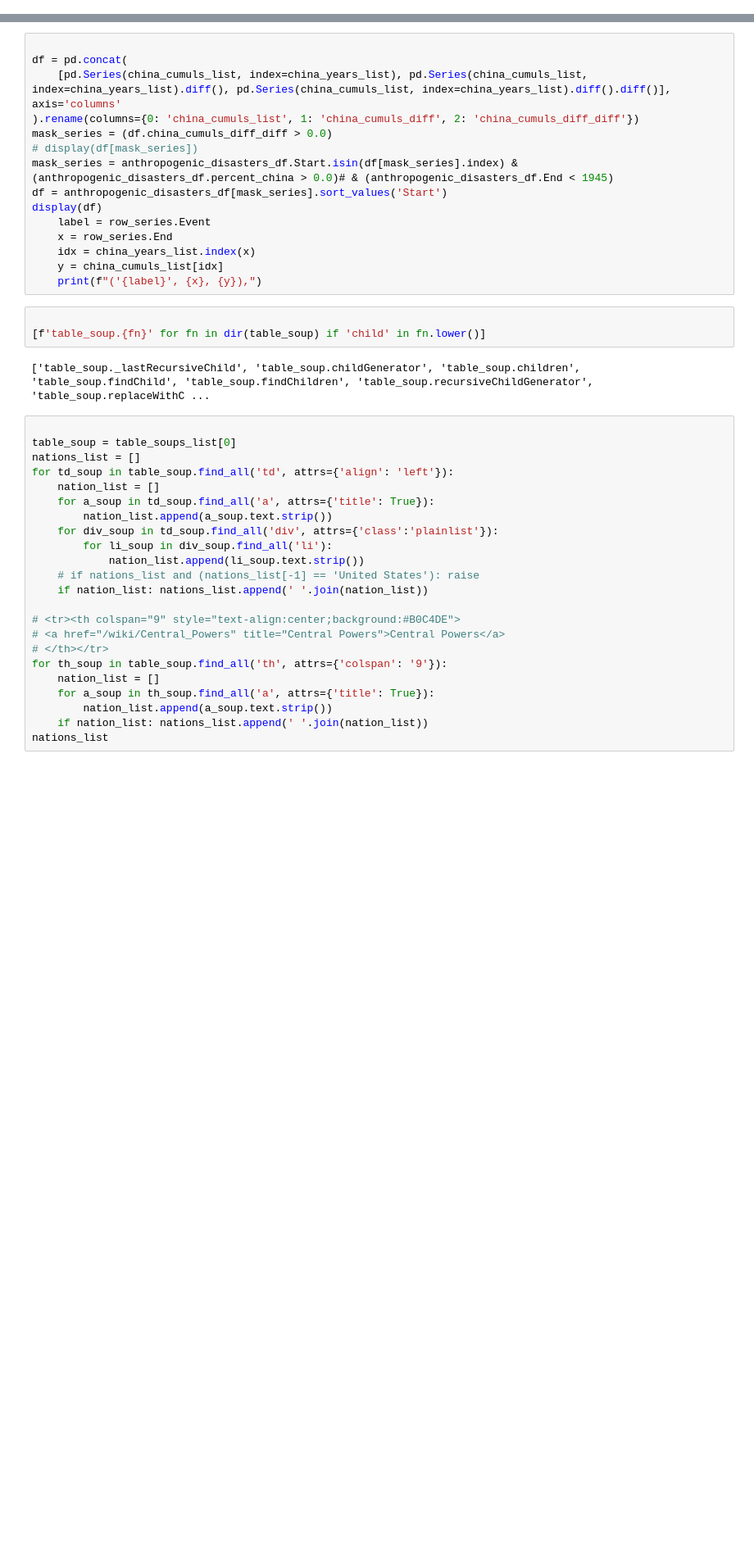
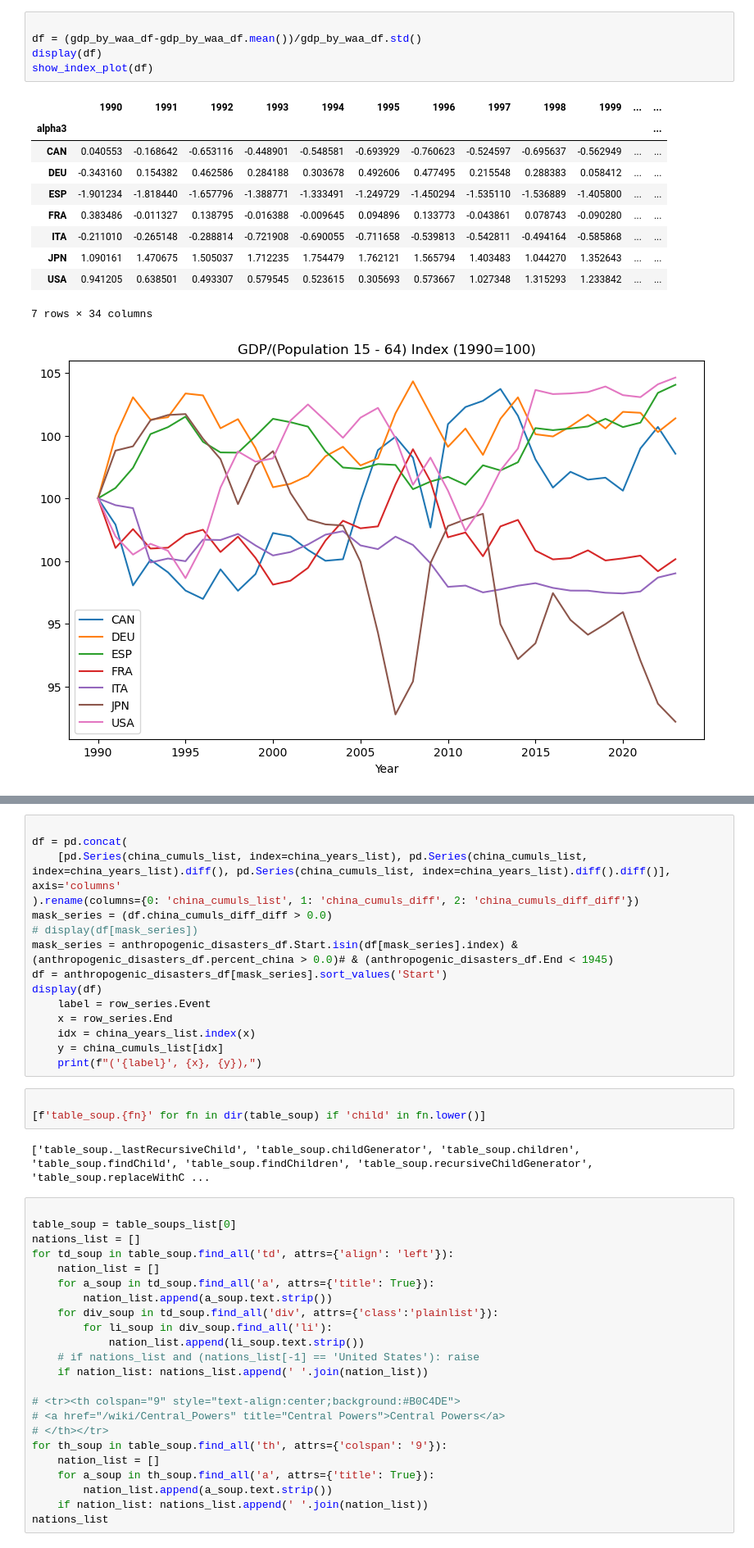
Before and after one commit to dbabbitt/StatsByCountry, a Jupyter notebook: ipynb/Attic.ipynb, the cells around one changed output, grey strips where cells are left out. Shown at 82% size. Drawn from its saved outputs; the diff is of its cells as text; blank space fills up the shorter version.

```diff
--- a/ipynb/Attic.ipynb
+++ b/ipynb/Attic.ipynb
@@ -0,0 +68,17 @@
+# %%
+
+df = (gdp_by_waa_df-gdp_by_waa_df.mean())/gdp_by_waa_df.std()
+display(df)
+show_index_plot(df)
+# %% [output]
+|  | 1990 | 1991 | 1992 | 1993 | 1994 | 1995 | 1996 | 1997 | 1998 | 1999 | ... | ... |
+| alpha3 |  |  |  |  |  |  |  |  |  |  |  | ... |
+| CAN | 0.040553 | -0.168642 | -0.653116 | -0.448901 | -0.548581 | -0.693929 | -0.760623 | -0.524597 | -0.695637 | -0.562949 | ... | ... |
+| DEU | -0.343160 | 0.154382 | 0.462586 | 0.284188 | 0.303678 | 0.492606 | 0.477495 | 0.215548 | 0.288383 | 0.058412 | ... | ... |
+| ESP | -1.901234 | -1.818440 | -1.657796 | -1.388771 | -1.333491 | -1.249729 | -1.450294 | -1.535110 | -1.536889 | -1.405800 | ... | ... |
+| FRA | 0.383486 | -0.011327 | 0.138795 | -0.016388 | -0.009645 | 0.094896 | 0.133773 | -0.043861 | 0.078743 | -0.090280 | ... | ... |
+| ITA | -0.211010 | -0.265148 | -0.288814 | -0.721908 | -0.690055 | -0.711658 | -0.539813 | -0.542811 | -0.494164 | -0.585868 | ... | ... |
+| JPN | 1.090161 | 1.470675 | 1.505037 | 1.712235 | 1.754479 | 1.762121 | 1.565794 | 1.403483 | 1.044270 | 1.352643 | ... | ... |
+| USA | 0.941205 | 0.638501 | 0.493307 | 0.579545 | 0.523615 | 0.305693 | 0.573667 | 1.027348 | 1.315293 | 1.233842 | ... | ... |
+7 rows × 34 columns
+[figure, added]
```
Also changed, not shown: parts of 6 cells of this notebook, 14 other files.
